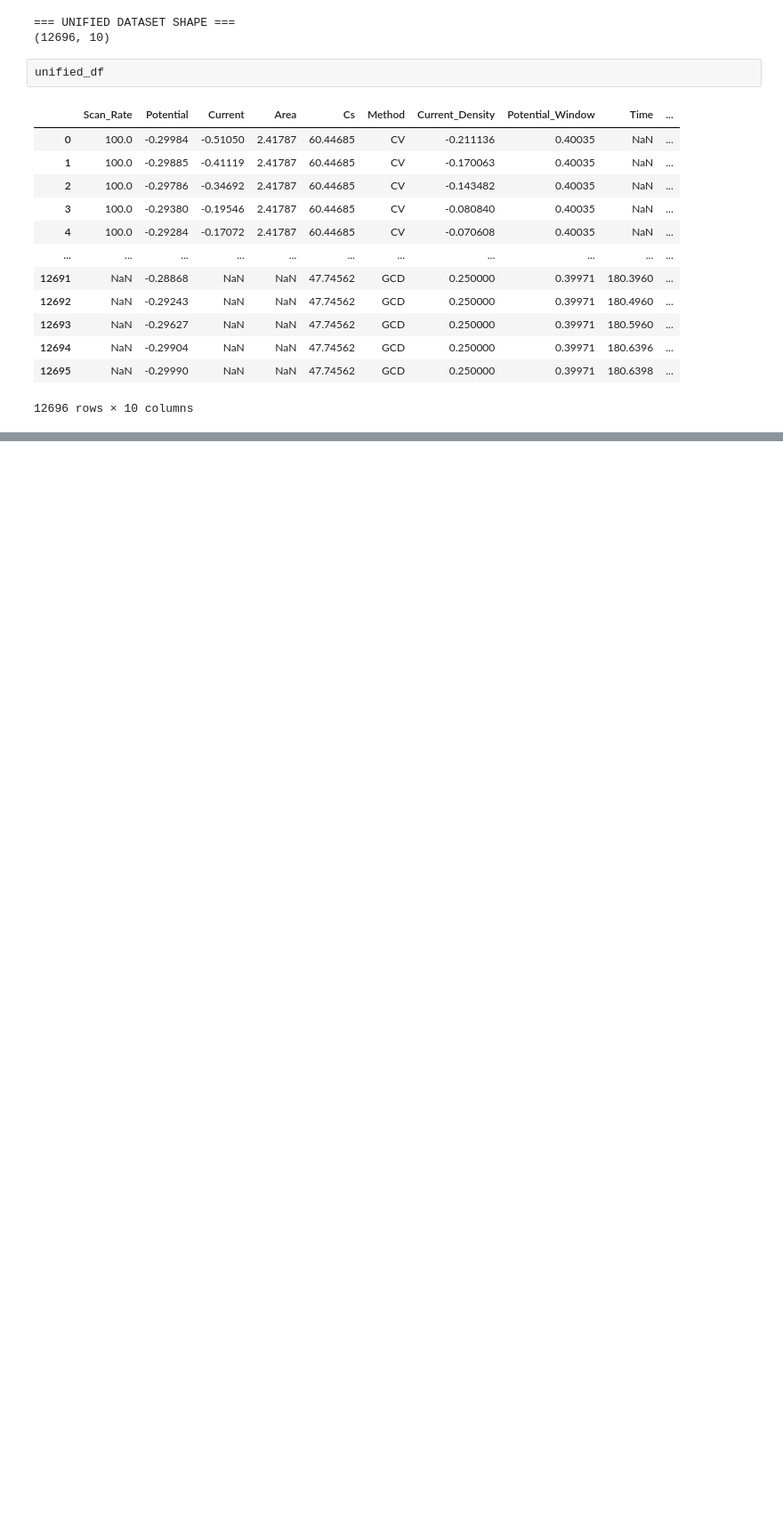
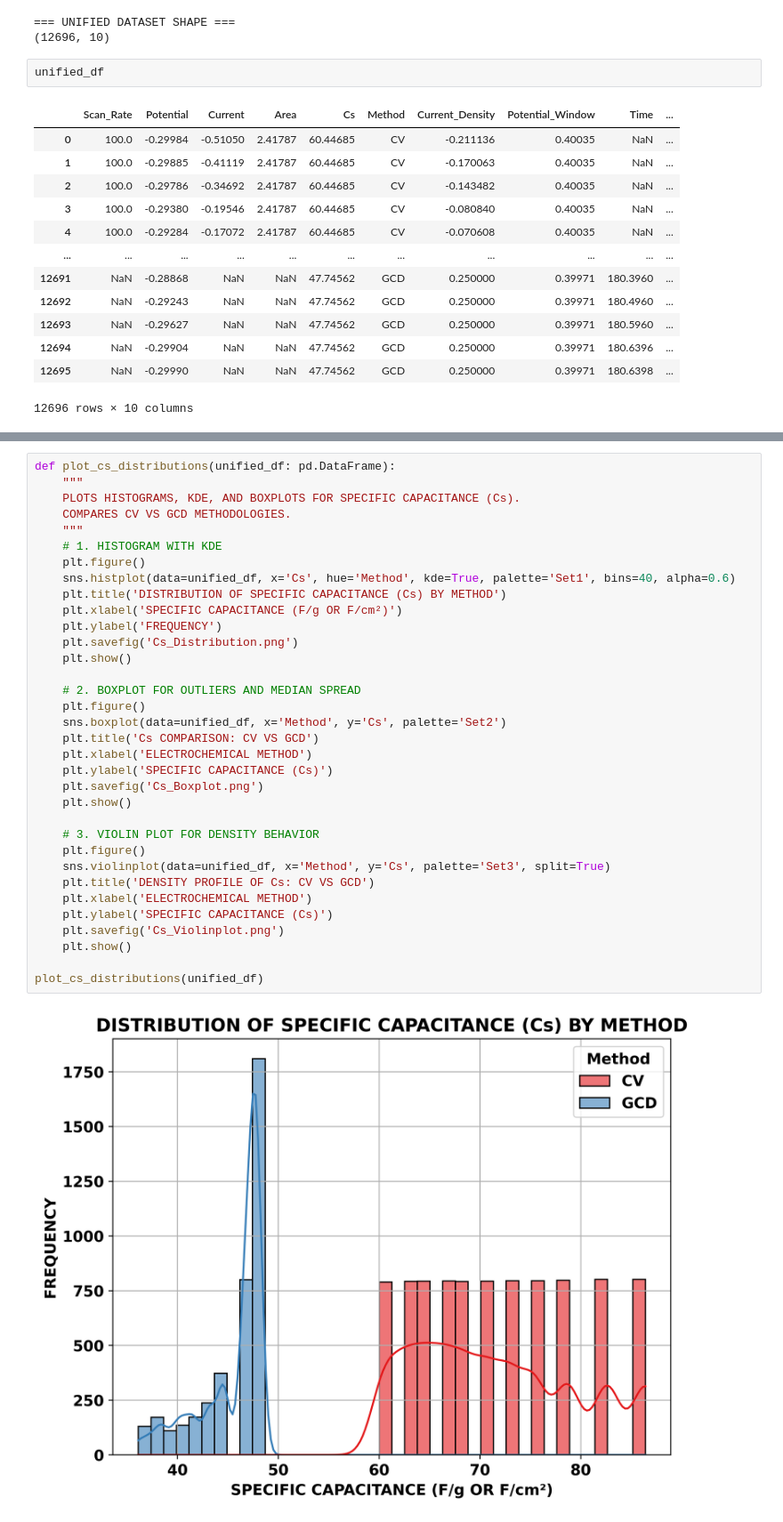
Before and after one commit to DaRkSouL36/CHARGESCOPE-AI, a Jupyter notebook: NOTEBOOKS/NOTEBOOK[1].ipynb, the cells around one changed output, grey strips where cells are left out. Shown at 89% size. Drawn from its saved outputs; the diff is of its cells as text; blank space fills up the shorter version.

```diff
--- a/NOTEBOOKS/NOTEBOOK[1].ipynb
+++ b/NOTEBOOKS/NOTEBOOK[1].ipynb
@@ -232,0 +237,36 @@ unified_df
+# %%
+def plot_cs_distributions(unified_df: pd.DataFrame):
+    """
+    PLOTS HISTOGRAMS, KDE, AND BOXPLOTS FOR SPECIFIC CAPACITANCE (Cs).
+    COMPARES CV VS GCD METHODOLOGIES.
+    """
+    # 1. HISTOGRAM WITH KDE
+    plt.figure()
+    sns.histplot(data=unified_df, x='Cs', hue='Method', kde=True, palette='Set1', bins=40, alpha=0.6)
+    plt.title('DISTRIBUTION OF SPECIFIC CAPACITANCE (Cs) BY METHOD')
+    plt.xlabel('SPECIFIC CAPACITANCE (F/g OR F/cm²)')
+    plt.ylabel('FREQUENCY')
+    plt.savefig('Cs_Distribution.png')
+    plt.show()
+
+    # 2. BOXPLOT FOR OUTLIERS AND MEDIAN SPREAD
+    plt.figure()
+    sns.boxplot(data=unified_df, x='Method', y='Cs', palette='Set2')
+    plt.title('Cs COMPARISON: CV VS GCD')
+    plt.xlabel('ELECTROCHEMICAL METHOD')
+    plt.ylabel('SPECIFIC CAPACITANCE (Cs)')
+    plt.savefig('Cs_Boxplot.png')
+    plt.show()
+
+    # 3. VIOLIN PLOT FOR DENSITY BEHAVIOR
+    plt.figure()
+    sns.violinplot(data=unified_df, x='Method', y='Cs', palette='Set3', split=True)
+    plt.title('DENSITY PROFILE OF Cs: CV VS GCD')
+    plt.xlabel('ELECTROCHEMICAL METHOD')
+    plt.ylabel('SPECIFIC CAPACITANCE (Cs)')
+    plt.savefig('Cs_Violinplot.png')
+    plt.show()
+
+plot_cs_distributions(unified_df)
+# %% [output]
+[figure, added]
```
Also changed, not shown: parts of 8 cells of this notebook.
